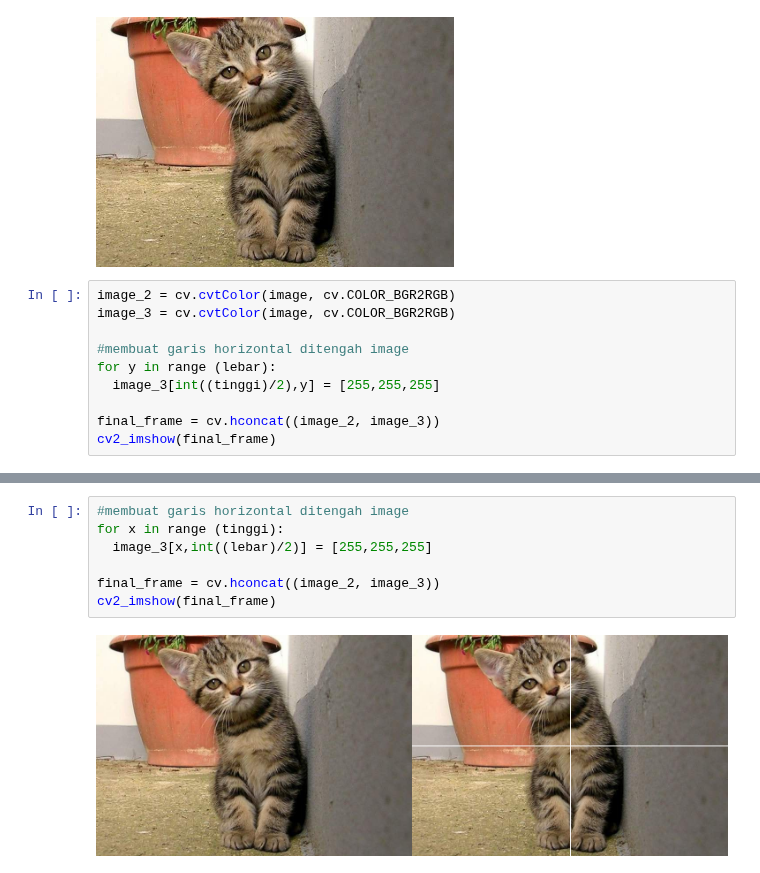
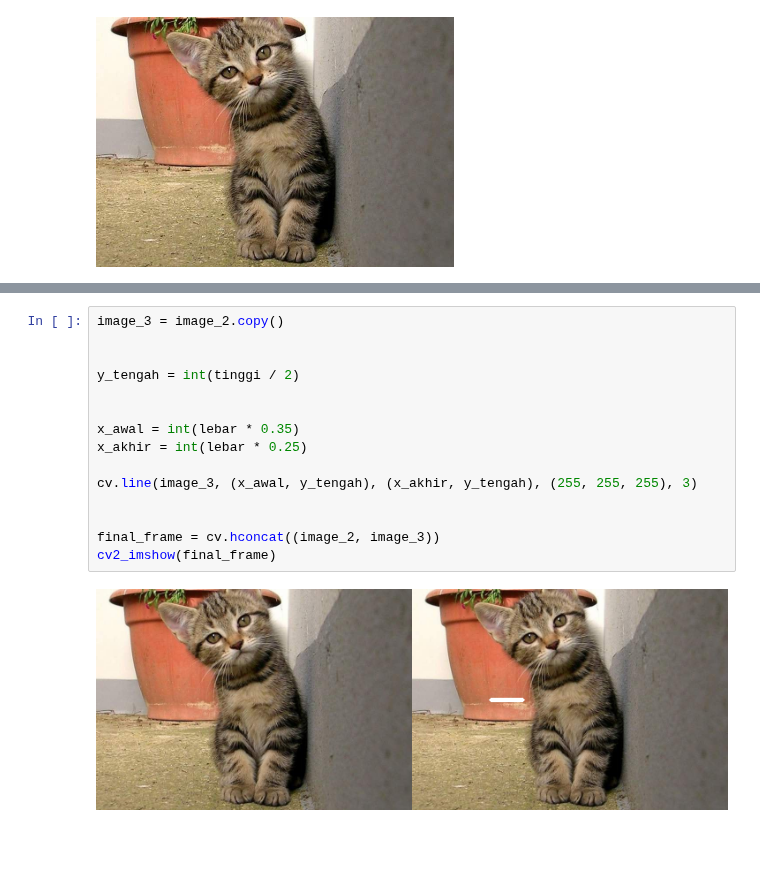
Before and after one commit to rafi1624/PCVK_18_Rafi-Abyantara, a Jupyter notebook: Week1.ipynb, the cells around one changed output, grey strips where cells are left out. Drawn from its saved outputs; the diff is of its cells as text; blank space fills up the shorter version.

```diff
--- a/Week1.ipynb
+++ b/Week1.ipynb
@@ -36,13 +36,3 @@ cv2_imshow(image_2)
 # %% [output]
 resolusi image: tinggi x lebar =  250  x  358
 [figure]
-# %%
-image_2 = cv.cvtColor(image, cv.COLOR_BGR2RGB)
-image_3 = cv.cvtColor(image, cv.COLOR_BGR2RGB)
-
-#membuat garis horizontal ditengah image
-for y in range (lebar):
-  image_3[int((tinggi)/2),y] = [255,255,255]
-
-final_frame = cv.hconcat((image_2, image_3))
-cv2_imshow(final_frame)
@@ -61,9 +39,17 @@ cv2_imshow(final_frame)
-# %%
-#membuat garis horizontal ditengah image
-for x in range (tinggi):
-  image_3[x,int((lebar)/2)] = [255,255,255]
-
-final_frame = cv.hconcat((image_2, image_3))
-cv2_imshow(final_frame)
-# %% [output]
-[figure, removed]
+# %%
+image_3 = image_2.copy()
+
+
+y_tengah = int(tinggi / 2)
+
+
+x_awal = int(lebar * 0.35)
+x_akhir = int(lebar * 0.25)
+
+cv.line(image_3, (x_awal, y_tengah), (x_akhir, y_tengah), (255, 255, 255), 3)
+
+
+final_frame = cv.hconcat((image_2, image_3))
+cv2_imshow(final_frame)
+# %% [output]
+[figure, added]
```
Also changed, not shown: parts of 3 cells of this notebook.
